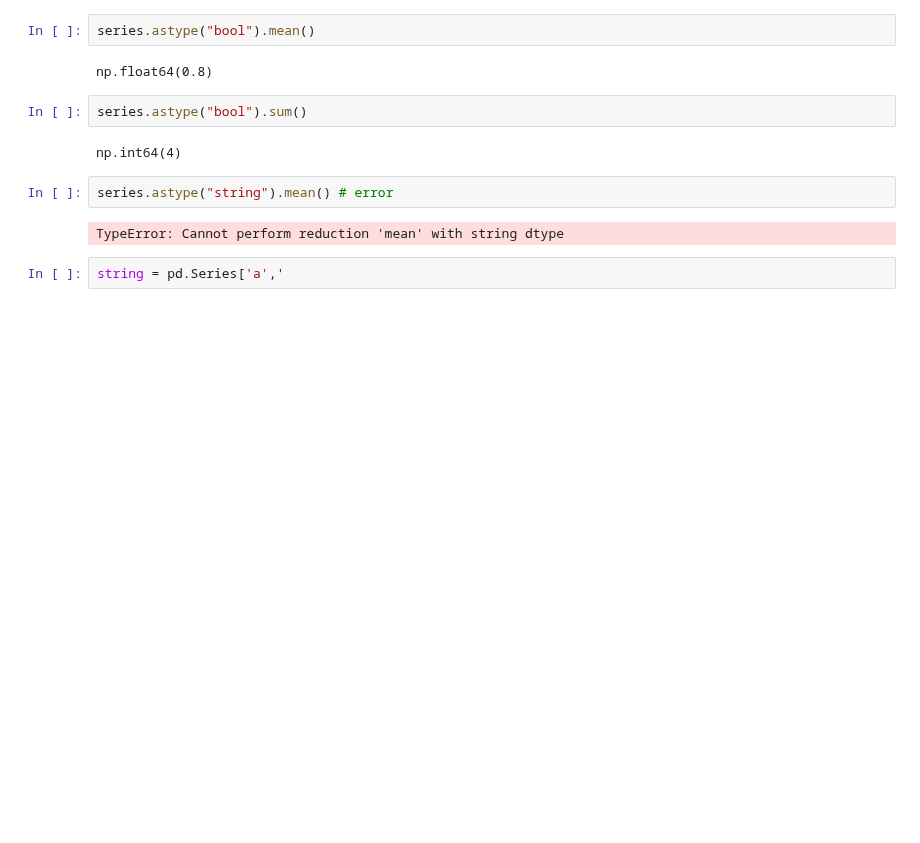
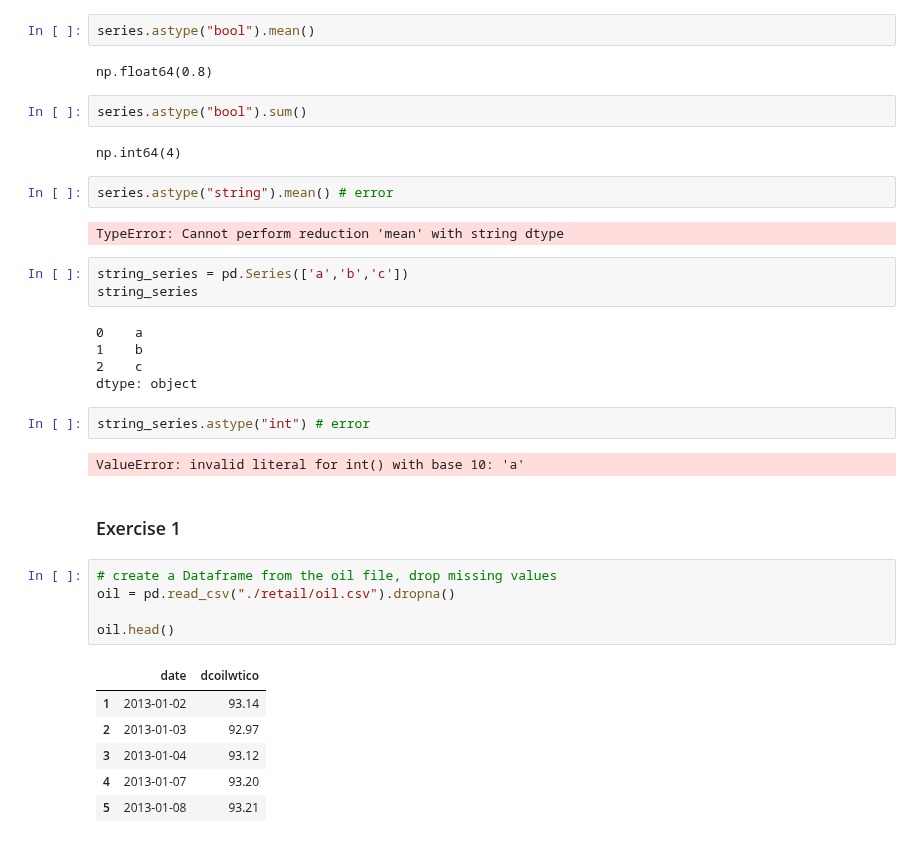
Before and after one commit to arunadas/effective-pandas, a Jupyter notebook: l_python_pandas/series.ipynb, the cells around one changed output. Saved outputs shown, nothing was run; the diff lists cells and outputs as text; blank space fills up the shorter version.

Commit message:
series

```diff
--- a/l_python_pandas/series.ipynb
+++ b/l_python_pandas/series.ipynb
@@ -217,4 +217,28 @@ series.astype("string").mean() # error
 # %% [output]
 TypeError: Cannot perform reduction 'mean' with string dtype
 # %%
-string = pd.Series['a','
+string_series = pd.Series(['a','b','c'])
+string_series
+# %% [output]
+0    a
+1    b
+2    c
+dtype: object
+# %%
+string_series.astype("int") # error
+# %% [output]
+ValueError: invalid literal for int() with base 10: 'a'
+# %% [markdown]
+### Exercise 1
+# %%
+# create a Dataframe from the oil file, drop missing values
+oil = pd.read_csv("./retail/oil.csv").dropna()
+
+oil.head()
+# %% [output]
+|  | date | dcoilwtico |
+| 1 | 2013-01-02 | 93.14 |
+| 2 | 2013-01-03 | 92.97 |
+| 3 | 2013-01-04 | 93.12 |
+| 4 | 2013-01-07 | 93.20 |
+| 5 | 2013-01-08 | 93.21 |
```
Also changed, not shown: parts of 9 cells of this notebook.
